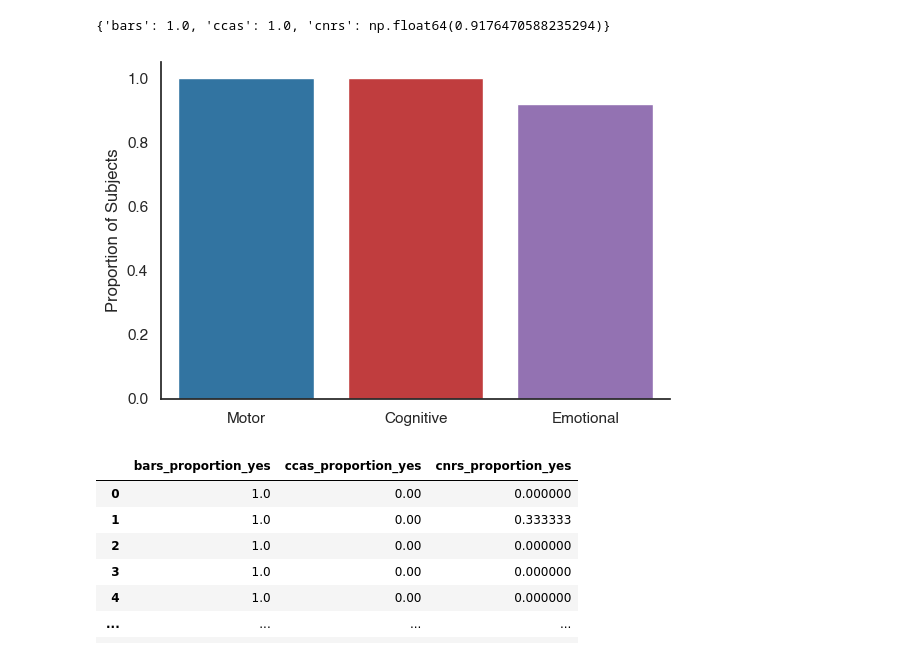
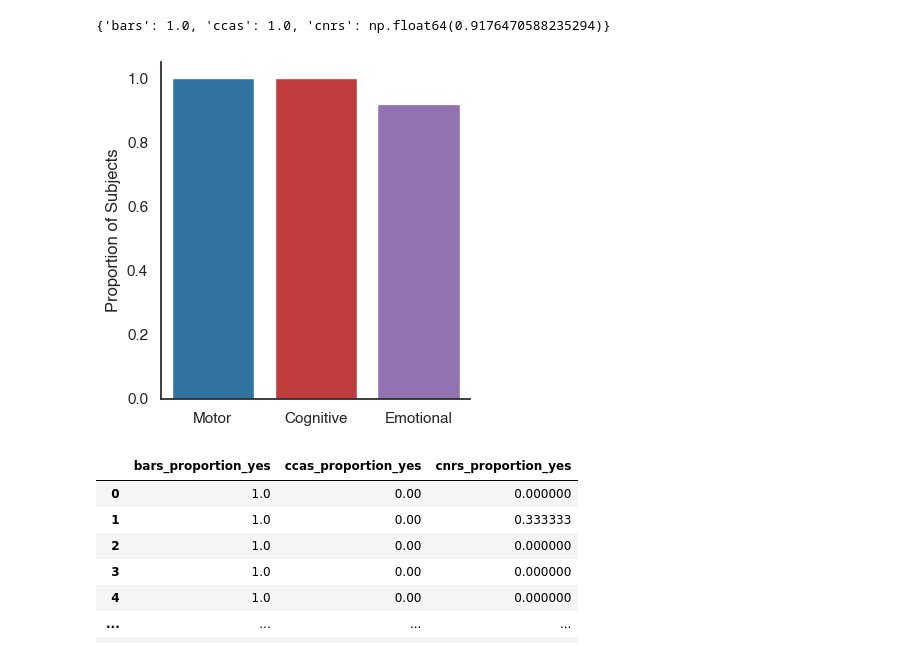
Before and after one commit to Calvinwhow/ReviewPyper, a Jupyter notebook: dev_tools/schmahmann_raynor_plots.ipynb, the cells around one changed output. Saved outputs shown, nothing was run; the diff lists cells and outputs as text; code cells hidden in the pictures.

```diff
--- a/dev_tools/schmahmann_raynor_plots.ipynb
+++ b/dev_tools/schmahmann_raynor_plots.ipynb
@@ -93,22 +93,22 @@ pct_w_something
 # %%
 
 labels=['Motor', 'Cognitive', 'Emotional']
-plt.figure(figsize=(6,4))
+plt.figure(figsize=(4,4))
 bar3=sns.barplot(x=labels, hue=labels,y=[1,1,pct_w_something['cnrs']], palette=pal)
 bar3.set_ylabel('Proportion of Subjects')
 
 # import matplotlib.patches as patches
 # present_patch = patches.Patch(color='#1F77B4', label="Present")
 # absent_patch = patches.Patch(color="#ABCBE0", label="Absent")
 # pending_patch = patches.Patch(color="#9F9F9F", label="Pending")
 
 # bar3.legend(handles=[pending_patch], labels=['Pending'], loc='lower left',bbox_to_anchor=(1, .76), frameon=False)
 
 sns.despine()
 plt.tight_layout()
 plt.savefig(f'/Users/rm026/Documents/schmahmann/plots/proportion_w_something_in_ground_truth.svg')
 # %% [output]
-[figure, old version]
+[figure, new version]
 # %%
 yeses={'bars':[],'ccas':[], 'cnrs':[]}
 for i, row in merged.iterrows():
```
Also changed, not shown: parts of 16 cells of this notebook, 5 other files.
